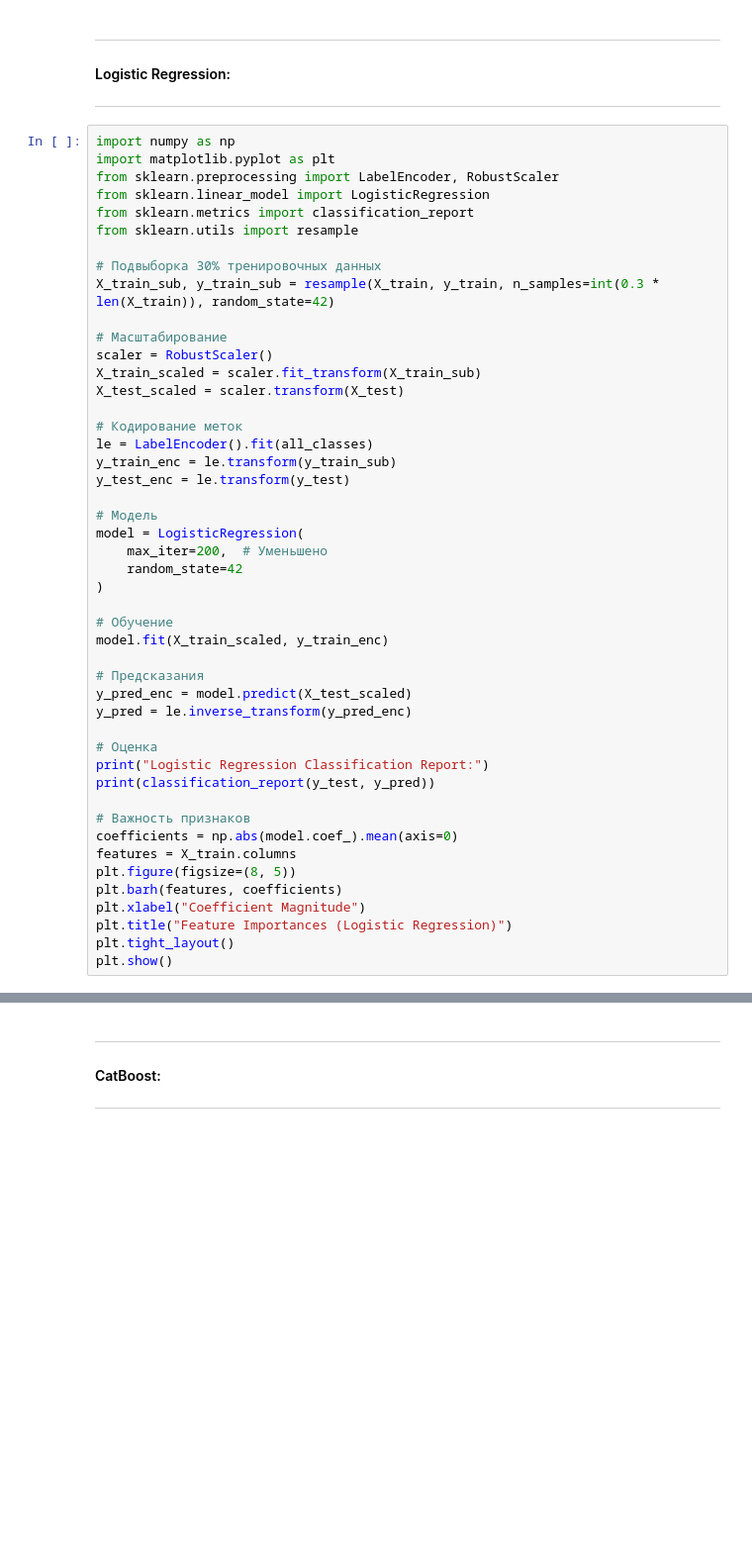
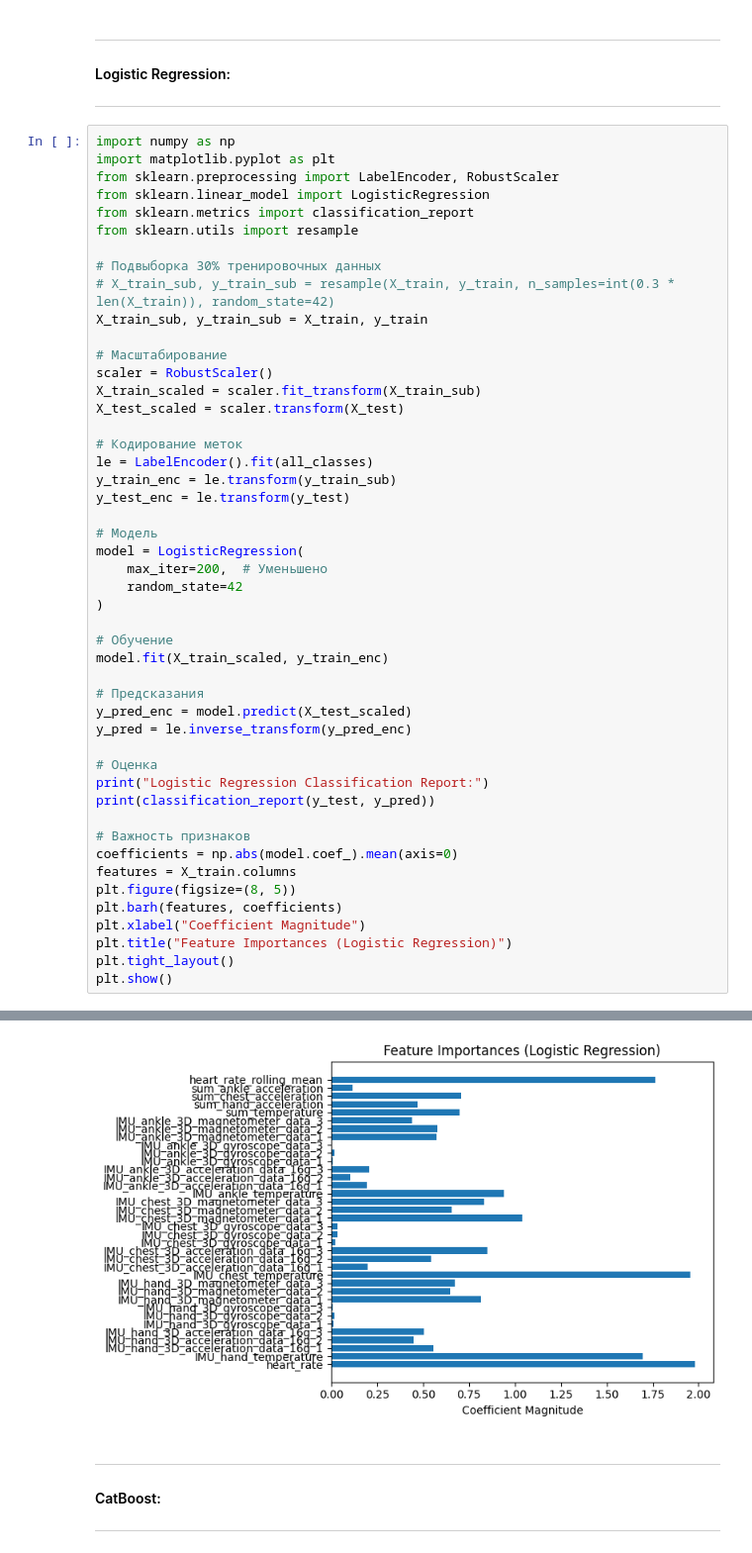
Before and after one commit to maxsonsgit/AI-classification-of-physical-activity, a Jupyter notebook: research_art.ipynb, the cells around one changed output, grey strips where cells are left out. Shown at 99% size. Saved outputs shown, nothing was run; the diff lists cells and outputs as text; blank space fills up the shorter version.

```diff
--- a/research_art.ipynb
+++ b/research_art.ipynb
@@ -550,7 +676,8 @@ from sklearn.metrics import classification_report
 from sklearn.utils import resample
 
 # Подвыборка 30% тренировочных данных
-X_train_sub, y_train_sub = resample(X_train, y_train, n_samples=int(0.3 * len(X_train)), random_state=42)
+# X_train_sub, y_train_sub = resample(X_train, y_train, n_samples=int(0.3 * len(X_train)), random_state=42)
+X_train_sub, y_train_sub = X_train, y_train
 
 # Масштабирование
 scaler = RobustScaler()
@@ -588,3 +715,4 @@ plt.xlabel("Coefficient Magnitude")
 plt.title("Feature Importances (Logistic Regression)")
 plt.tight_layout()
 plt.show()
+# %% [output]
@@ -591,3 +736,4 @@ plt.show()
+[figure, added]
 # %% [markdown]
 ***
 #### CatBoost:
```
Also changed, not shown: parts of 20 cells of this notebook, 1 other file.
